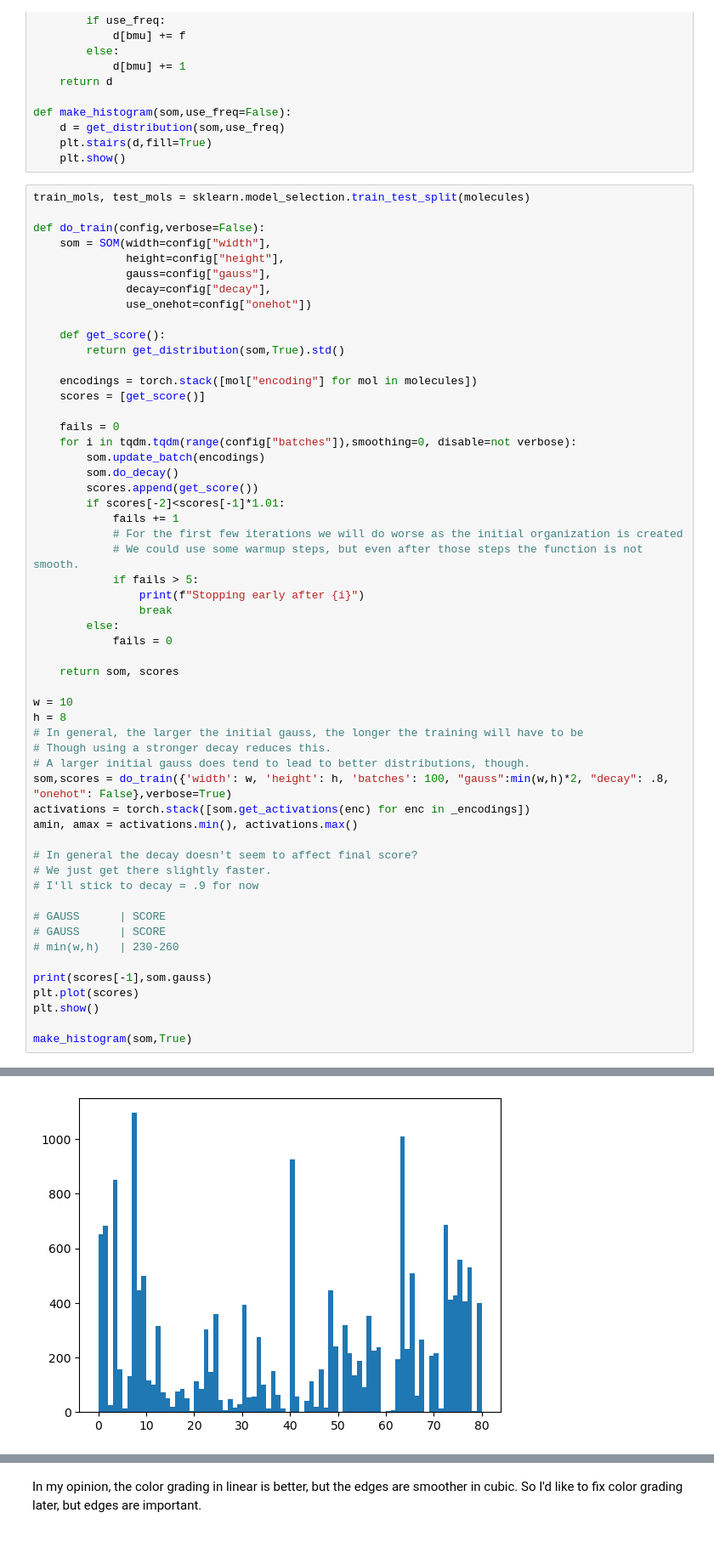
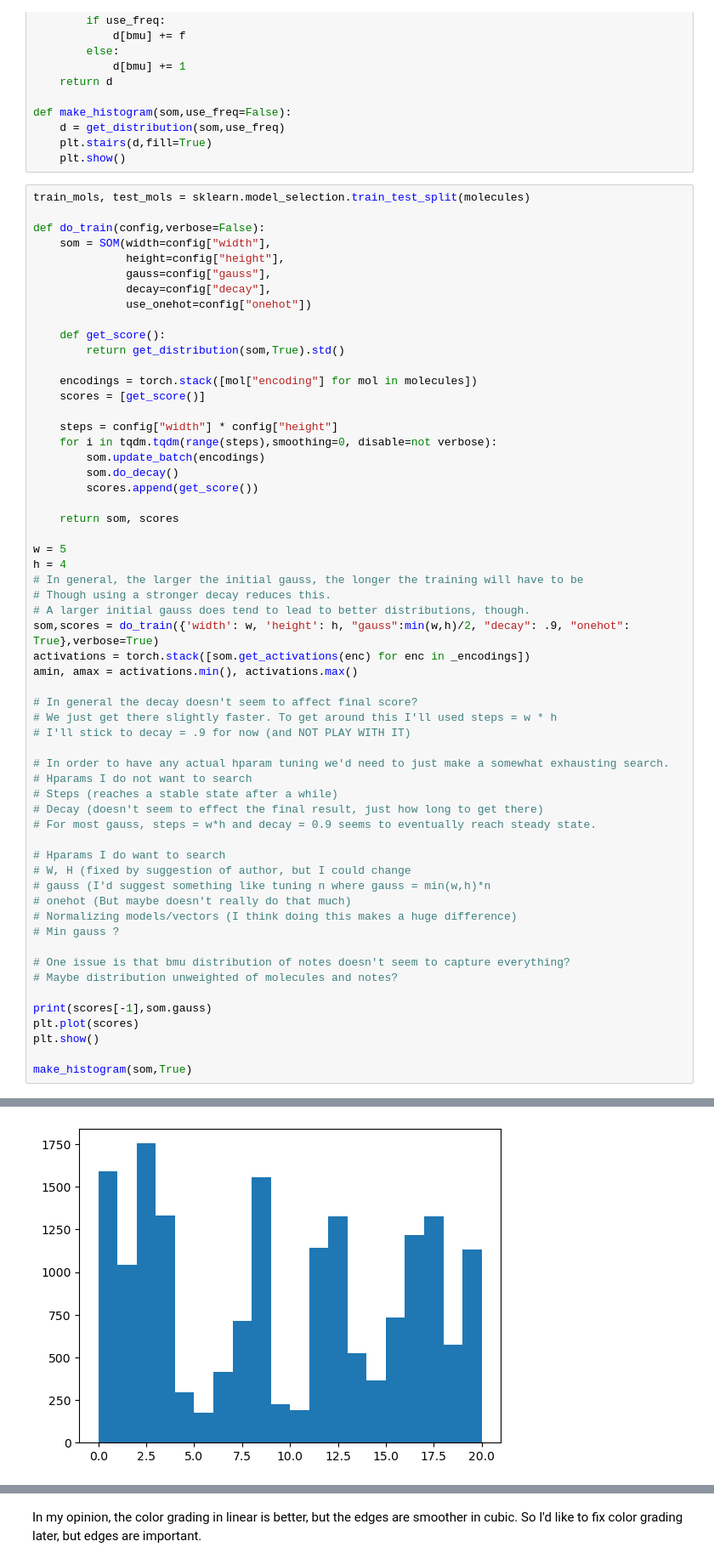
Before and after one commit to laurahsisson/aromap, a Jupyter notebook: batch.ipynb, the cells around one changed output, grey strips where cells are left out. Shown at 85% size. Drawn from its saved outputs; the diff is of its cells as text.

Commit message:
Closing off some hparams

```diff
--- a/batch.ipynb
+++ b/batch.ipynb
@@ -338,39 +339,42 @@ def do_train(config,verbose=False):
     encodings = torch.stack([mol["encoding"] for mol in molecules])
     scores = [get_score()]
 
-    fails = 0
-    for i in tqdm.tqdm(range(config["batches"]),smoothing=0, disable=not verbose):
+    steps = config["width"] * config["height"]
+    for i in tqdm.tqdm(range(steps),smoothing=0, disable=not verbose):
         som.update_batch(encodings)
         som.do_decay()
         scores.append(get_score())
-        if scores[-2]<scores[-1]*1.01:
-            fails += 1
-            # For the first few iterations we will do worse as the initial organization is created
-            # We could use some warmup steps, but even after those steps the function is not smooth.
-            if fails > 5:
-                print(f"Stopping early after {i}")
-                break
-        else:
-            fails = 0
 
     return som, scores
 
-w = 10
-h = 8
+w = 5
+h = 4
 # In general, the larger the initial gauss, the longer the training will have to be
 # Though using a stronger decay reduces this.
 # A larger initial gauss does tend to lead to better distributions, though.
-som,scores = do_train({'width': w, 'height': h, 'batches': 100, "gauss":min(w,h)*2, "decay": .8, "onehot": False},verbose=True)
+som,scores = do_train({'width': w, 'height': h, "gauss":min(w,h)/2, "decay": .9, "onehot": True},verbose=True)
 activations = torch.stack([som.get_activations(enc) for enc in _encodings])
 amin, amax = activations.min(), activations.max()
 
 # In general the decay doesn't seem to affect final score?
-# We just get there slightly faster.
-# I'll stick to decay = .9 for now
+# We just get there slightly faster. To get around this I'll used steps = w * h
+# I'll stick to decay = .9 for now (and NOT PLAY WITH IT)
 
-# GAUSS      | SCORE
-# GAUSS      | SCORE
-# min(w,h)   | 230-260
+# In order to have any actual hparam tuning we'd need to just make a somewhat exhausting search.
+# Hparams I do not want to search
+# Steps (reaches a stable state after a while)
+# Decay (doesn't seem to effect the final result, just how long to get there)
+# For most gauss, steps = w*h and decay = 0.9 seems to eventually reach steady state.
+
+# Hparams I do want to search
+# W, H (fixed by suggestion of author, but I could change
+# gauss (I'd suggest something like tuning n where gauss = min(w,h)*n
+# onehot (But maybe doesn't really do that much)
+# Normalizing models/vectors (I think doing this makes a huge difference)
+# Min gauss ?
+
+# One issue is that bmu distribution of notes doesn't seem to capture everything?
+# Maybe distribution unweighted of molecules and notes?
 
 print(scores[-1],som.gauss)
 plt.plot(scores)
@@ -384,4 +387,4 @@ tensor(250.9974) 0.4
-[figure, old version]
+[figure, new version]
 # %%
 for n, f in all_notes.most_common(15):
     print(n,som.get_bmu_pos(multi_hot([n])))
```
Also changed, not shown: parts of 11 cells of this notebook.
